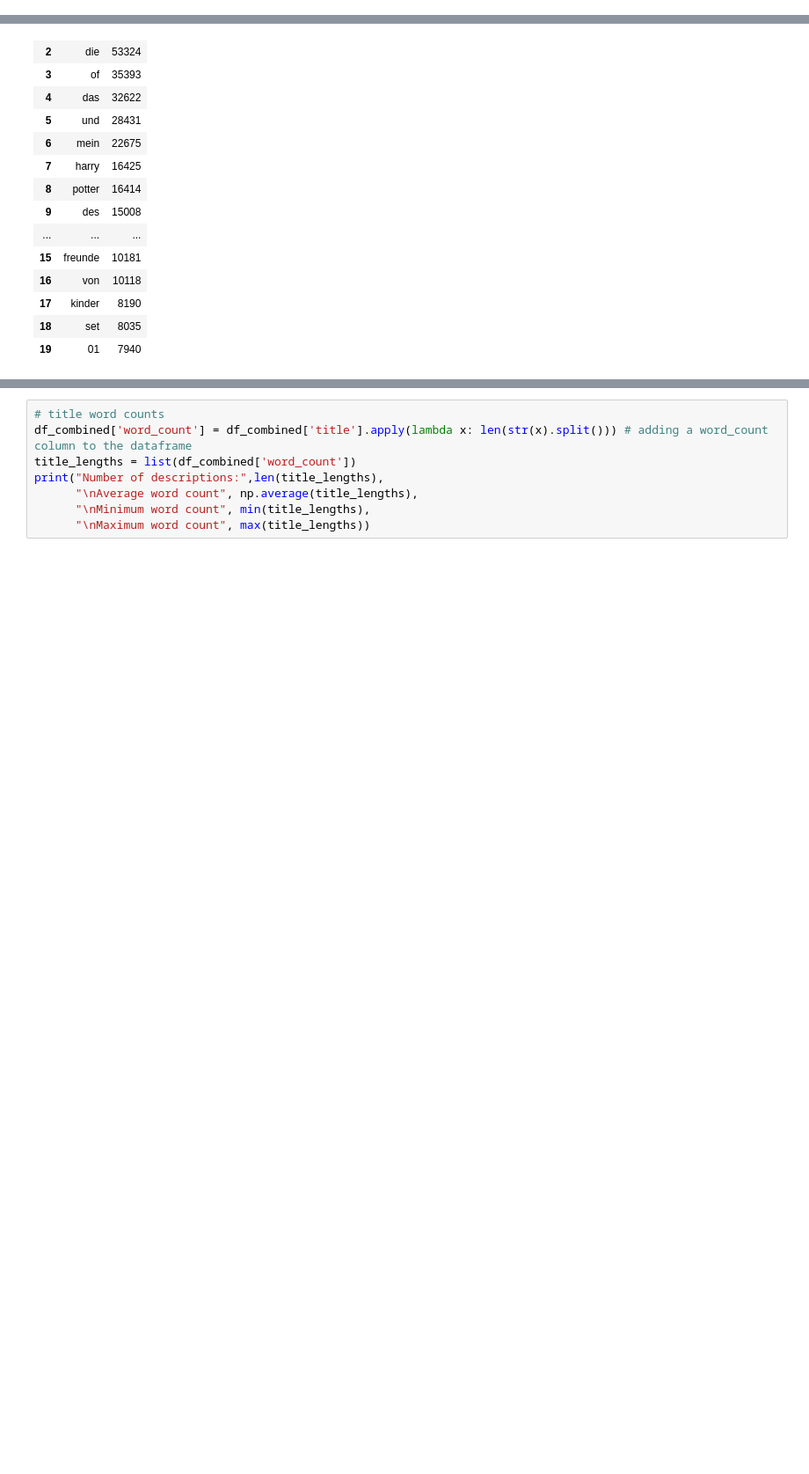
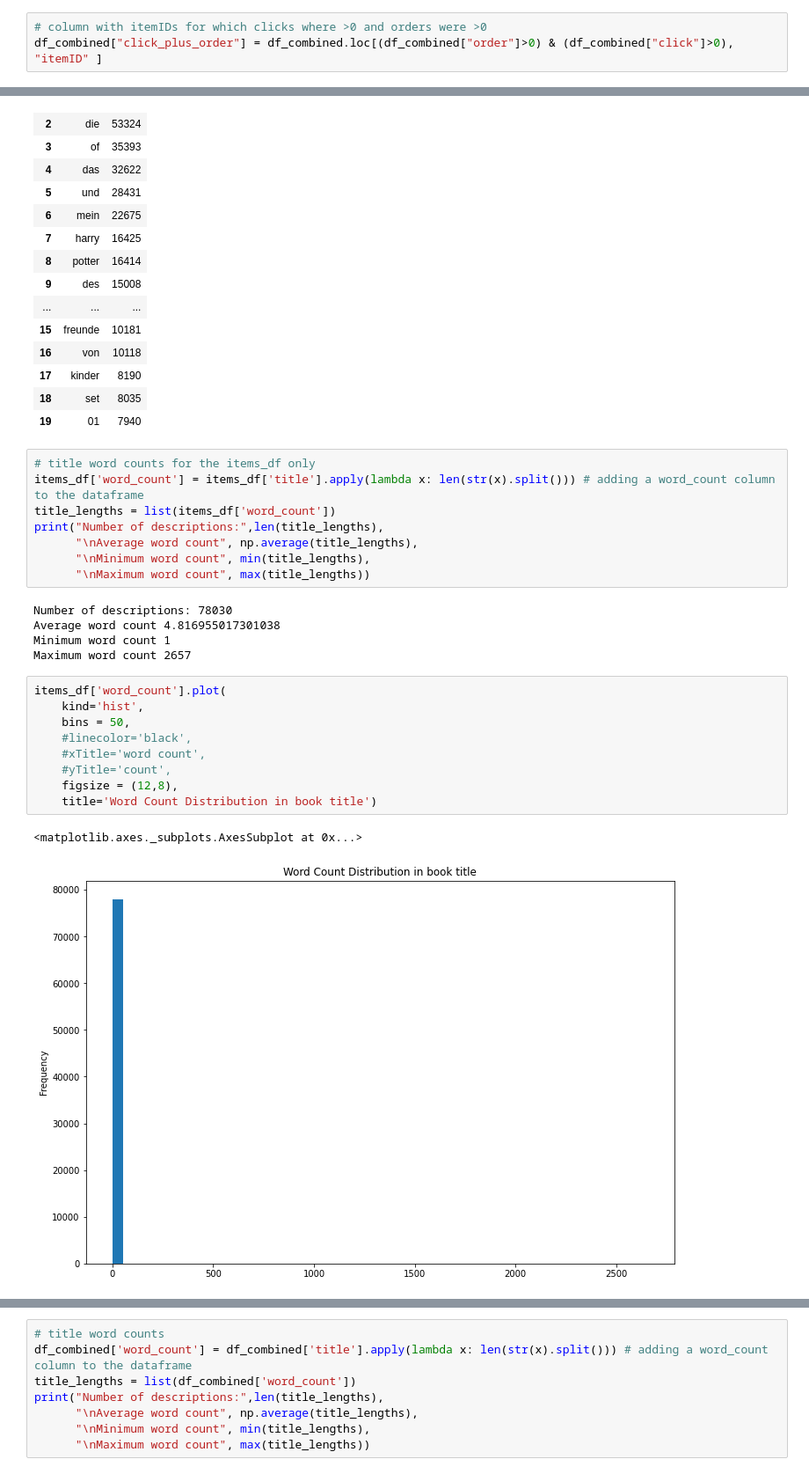
Before and after one commit to manu675/Data_Mining_Cup_Prudsys_21, a Jupyter notebook: eda_feature_engineering_modeling.ipynb, the cells around one changed output, grey strips where cells are left out. Shown at 88% size. Cells and saved outputs as stored; diff of their text form; blank space fills up the shorter version.

```diff
--- a/eda_feature_engineering_modeling.ipynb
+++ b/eda_feature_engineering_modeling.ipynb
@@ -549,0 +589,3 @@ df_combined.head()
+# %%
+# column with itemIDs for which clicks where >0 and orders were >0
+df_combined["click_plus_order"] = df_combined.loc[(df_combined["order"]>0) & (df_combined["click"]>0), "itemID" ]
@@ -975,3 +1032,28 @@ df2
 | 17 | kinder | 8190 |
 | 18 | set | 8035 |
 | 19 | 01 | 7940 |
+# %%
+# title word counts for the items_df only
+items_df['word_count'] = items_df['title'].apply(lambda x: len(str(x).split())) # adding a word_count column to the dataframe
+title_lengths = list(items_df['word_count'])
+print("Number of descriptions:",len(title_lengths),
+      "\nAverage word count", np.average(title_lengths),
+      "\nMinimum word count", min(title_lengths),
+      "\nMaximum word count", max(title_lengths))
+# %% [output]
+Number of descriptions: 78030
+Average word count 4.816955017301038
+Minimum word count 1
+Maximum word count 2657
+# %%
+items_df['word_count'].plot(
+    kind='hist',
+    bins = 50,
+    #linecolor='black',
+    #xTitle='word count',
+    #yTitle='count',
+    figsize = (12,8),
+    title='Word Count Distribution in book title')
+# %% [output]
+<matplotlib.axes._subplots.AxesSubplot at 0x...>
+[figure, added]
```
Also changed, not shown: parts of 48 cells of this notebook.
